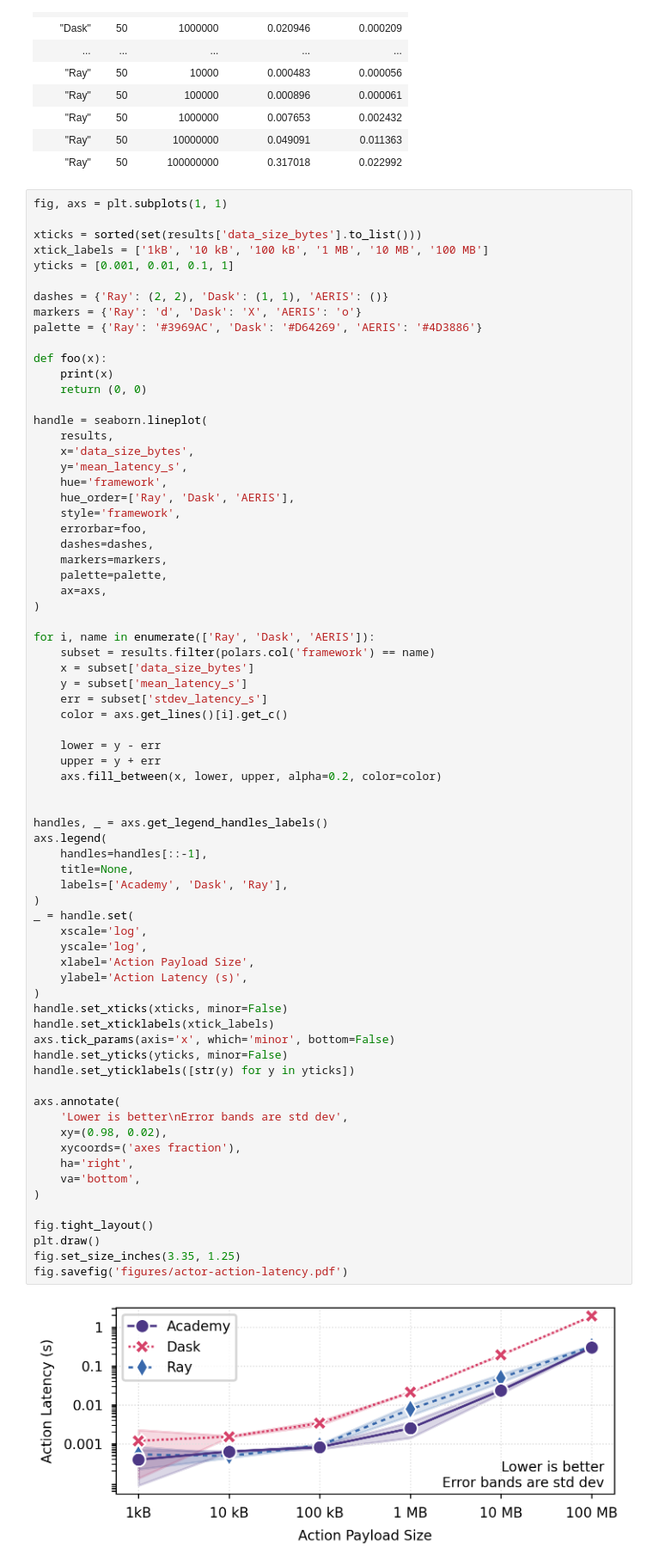
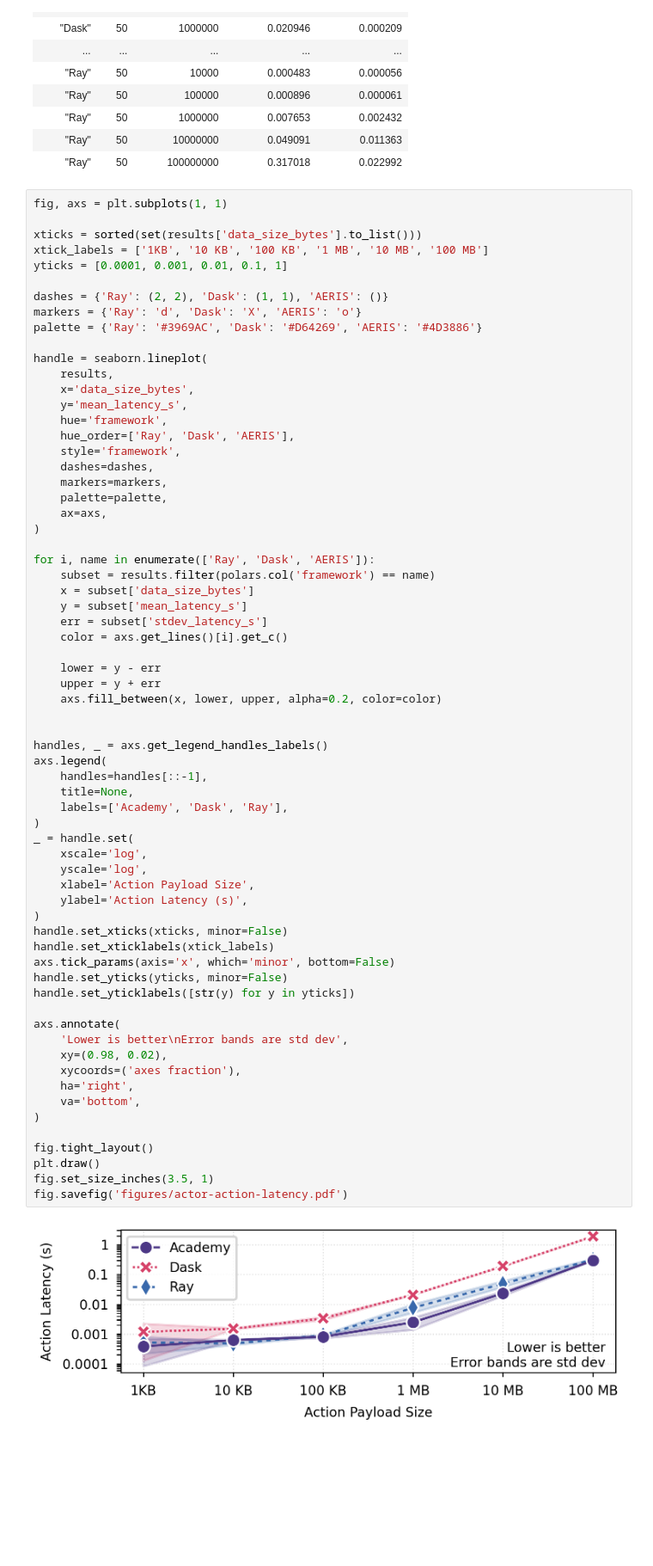
Before and after one commit to proxystore/sc25-evaluation, a Jupyter notebook: notebooks/02-actor-action-latency.ipynb, the cells around one changed output. Shown: that part at 86% size. Saved outputs shown, nothing was run; the diff lists cells and outputs as text; blank space fills up the shorter version.

Commit message:
Resize figures

```diff
--- a/notebooks/02-actor-action-latency.ipynb
+++ b/notebooks/02-actor-action-latency.ipynb
@@ -53,16 +53,12 @@ shape: (18, 5)
 fig, axs = plt.subplots(1, 1)
 
 xticks = sorted(set(results['data_size_bytes'].to_list()))
-xtick_labels = ['1kB', '10 kB', '100 kB', '1 MB', '10 MB', '100 MB']
-yticks = [0.001, 0.01, 0.1, 1]
+xtick_labels = ['1KB', '10 KB', '100 KB', '1 MB', '10 MB', '100 MB']
+yticks = [0.0001, 0.001, 0.01, 0.1, 1]
 
 dashes = {'Ray': (2, 2), 'Dask': (1, 1), 'AERIS': ()}
 markers = {'Ray': 'd', 'Dask': 'X', 'AERIS': 'o'}
 palette = {'Ray': '#3969AC', 'Dask': '#D64269', 'AERIS': '#4D3886'}
-
-def foo(x):
-    print(x)
-    return (0, 0)
 
 handle = seaborn.lineplot(
     results,
@@ -71,7 +67,6 @@ handle = seaborn.lineplot(
     hue='framework',
     hue_order=['Ray', 'Dask', 'AERIS'],
     style='framework',
-    errorbar=foo,
     dashes=dashes,
     markers=markers,
     palette=palette,
@@ -93,32 +88,32 @@ for i, name in enumerate(['Ray', 'Dask', 'AERIS']):
 handles, _ = axs.get_legend_handles_labels()
 axs.legend(
     handles=handles[::-1],
     title=None,
     labels=['Academy', 'Dask', 'Ray'],
 )
 _ = handle.set(
     xscale='log',
     yscale='log',
     xlabel='Action Payload Size',
     ylabel='Action Latency (s)',
 )
 handle.set_xticks(xticks, minor=False)
 handle.set_xticklabels(xtick_labels)
 axs.tick_params(axis='x', which='minor', bottom=False)
 handle.set_yticks(yticks, minor=False)
 handle.set_yticklabels([str(y) for y in yticks])
 
 axs.annotate(
     'Lower is better\nError bands are std dev',
     xy=(0.98, 0.02),
     xycoords=('axes fraction'),
     ha='right',
     va='bottom',
 )
 
 fig.tight_layout()
 plt.draw()
-fig.set_size_inches(3.35, 1.25)
+fig.set_size_inches(3.5, 1)
 fig.savefig('figures/actor-action-latency.pdf')
 # %% [output]
-[figure, old version]
+[figure, new version]
```
Also changed, not shown: 17 other files.
